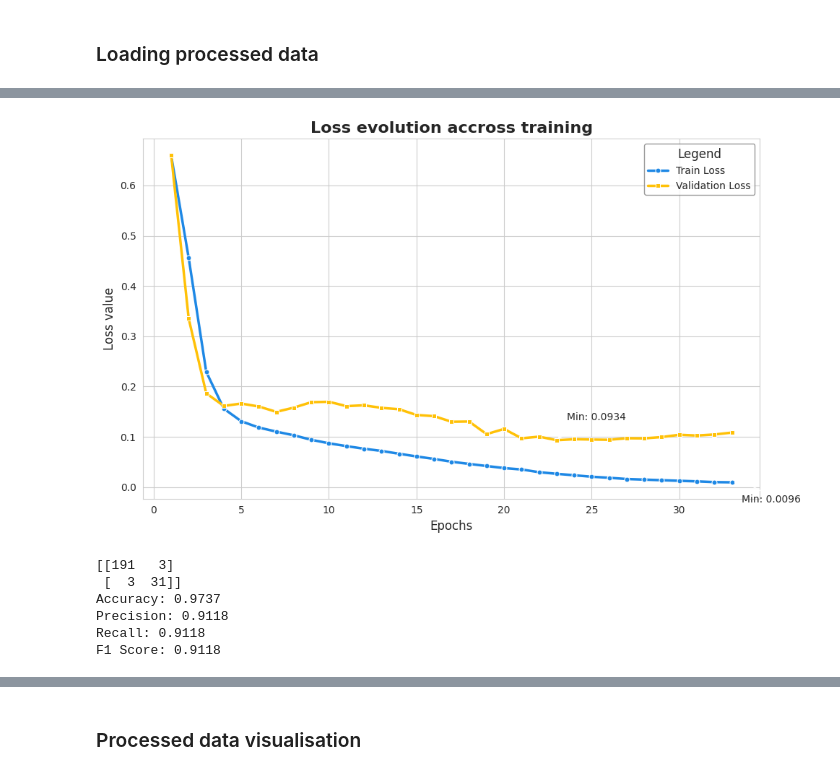
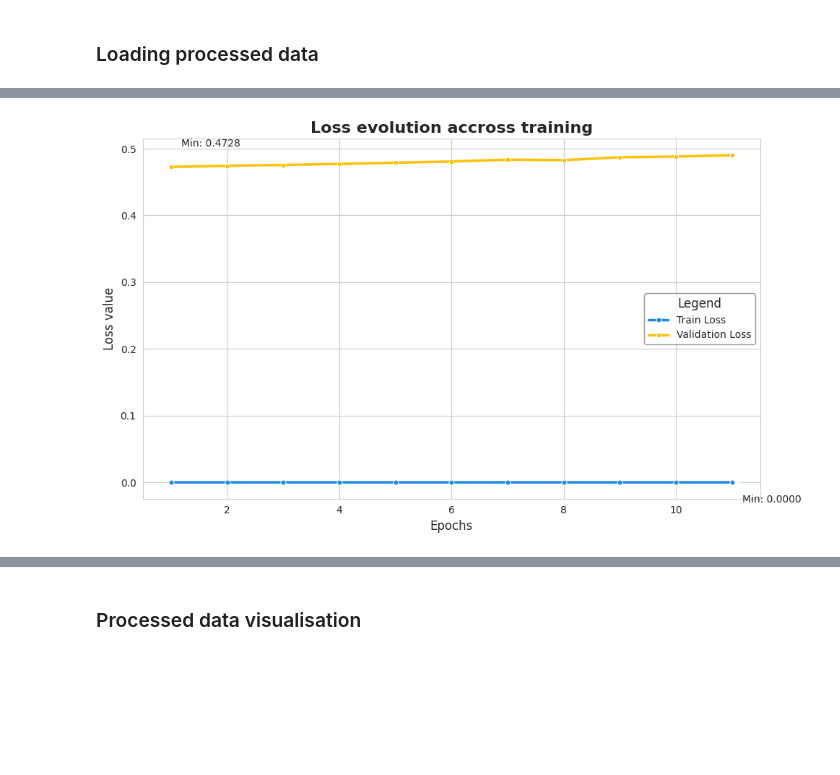
Before and after one commit to Edmondbrn/MLP_pytorch, a Jupyter notebook: MLP_myself.ipynb, the cells around one changed output, grey strips where cells are left out. Saved outputs shown, nothing was run; the diff lists cells and outputs as text; code cells hidden in the pictures; blank space fills up the shorter version.

Commit message:
hyperparmeter optimisation

```diff
--- a/MLP_myself.ipynb
+++ b/MLP_myself.ipynb
@@ -58,5 +49,5 @@ X_train_df = encodedDataToDataFrame(preprocessor, X_train)
 X_test_df = encodedDataToDataFrame(preprocessor, X_test)
 # %%
 mlp = MlpPokemon(X_train, y_train, X_test, y_test, preprocessor)
-trainLoss, predictLoss, yPred = mlp.classicPredict()
+optimisationOutput = mlp.optimizeHyperparameters(X_train, y_train, X_test, y_test, preprocessor)
 # %% [output]
@@ -63,0 +77,20 @@ Early stopping after 33 epochs
+# %%
+from torch import optim
+
+bestParams = optimisationOutput["bestParams"]
+
+mlp = MlpPokemon(X_train, y_train, X_test, y_test, preprocessor, hiddenDim= bestParams["hiddenDim"], batchSize= bestParams["batchSize"], numEpoch= bestParams["numEpochs"])
+
+# Load the saved state_dict into the model
+mlp.model.load_state_dict(torch.load("models/best_model.pth"))
+
+# Ensure the model is in evaluation mode
+mlp.model.eval()
+
+# Recreate the optimizer with the model's parameters
+mlp.optimiser = optim.Adam(mlp.model.parameters(), lr = bestParams['learningRate'])
+# %%
+trainLoss, testLoss, yPred = mlp.classicPredict()
+bestThreshold = getBestThresholdsForF1(y_test, yPred)
+yPredClass = mlp.getPredictionClass(bestThreshold)
+confusion_matrix(y_test, yPredClass)
@@ -64,26 +112,4 @@ Early stopping after 33 epochs
 # %%
-lossPlot(trainLoss, predictLoss)
+lossPlot(trainLoss, testLoss)
 # %% [output]
-[figure, old version]
+[figure, new version]
-# %%
-from sklearn.metrics import accuracy_score, precision_score, recall_score, f1_score, confusion_matrix
-yPredclass = (yPred >=0.15).float().numpy()
-conf = confusion_matrix(y_pred=yPredclass, y_true=y_test.numpy())
-print(conf)
-# Calculer d'autres métriques
-accuracy = accuracy_score(y_test.numpy(), yPredclass)
-precision = precision_score(y_test.numpy(), yPredclass)
-recall = recall_score(y_test.numpy(), yPredclass)
-f1 = f1_score(y_test.numpy(), yPredclass)
-
-print(f"Accuracy: {accuracy:.4f}")
-print(f"Precision: {precision:.4f}")
-print(f"Recall: {recall:.4f}")
-print(f"F1 Score: {f1:.4f}")
-# %% [output]
-[[191   3]
- [  3  31]]
-Accuracy: 0.9737
-Precision: 0.9118
-Recall: 0.9118
-F1 Score: 0.9118
```
Also changed, not shown: parts of 15 cells of this notebook, 4 other files.
